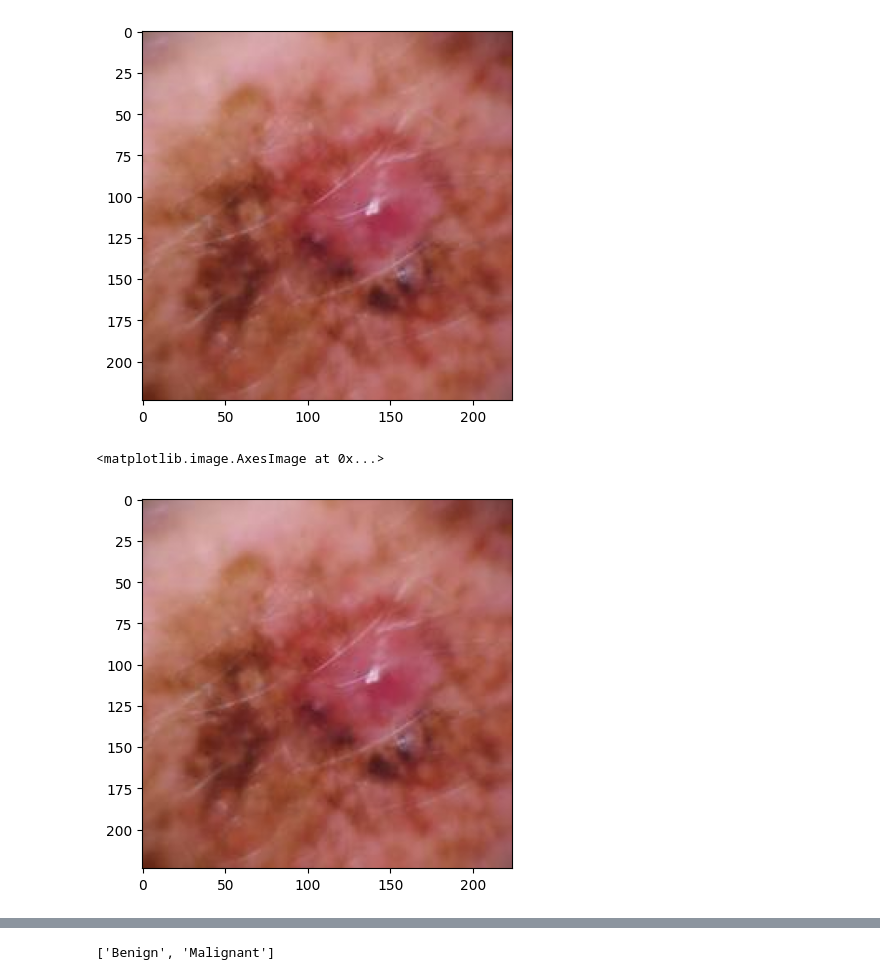
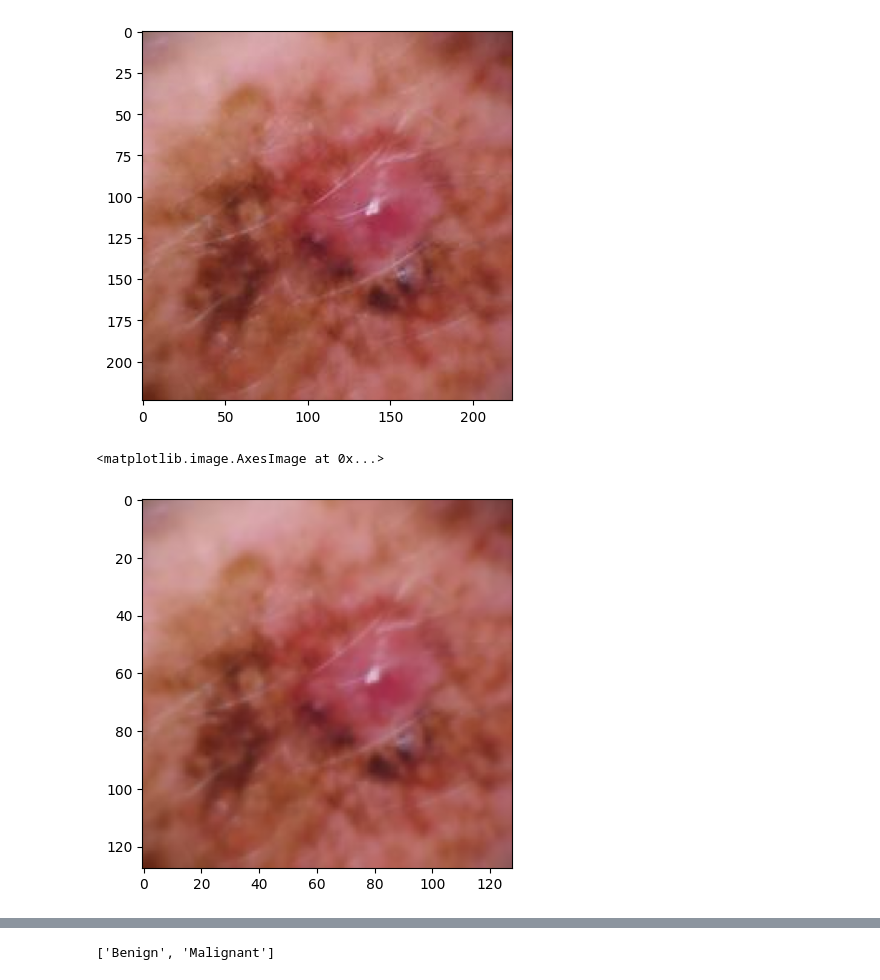
Before and after one commit to jenniferamhajduk/portfolio, a Jupyter notebook: Deep_learning_with_Pytorch_Course/Custom_Datasets.ipynb, the cells around one changed output, grey strips where cells are left out. Saved outputs shown, nothing was run; the diff lists cells and outputs as text; code cells hidden in the pictures.

```diff
--- a/Deep_learning_with_Pytorch_Course/Custom_Datasets.ipynb
+++ b/Deep_learning_with_Pytorch_Course/Custom_Datasets.ipynb
@@ -575,13 +514,13 @@ plt.imshow(custom_image.permute(1,2,0))
 <matplotlib.image.AxesImage at 0x...>
 [figure]
 # %%
-custom_image_transform = transforms.Compose([transforms.Resize(size=(224,224))
+custom_image_transform = transforms.Compose([transforms.Resize(size=(128,128))
 ])
 custom_image_transformed = custom_image_transform(custom_image)
 plt.imshow(custom_image_transformed.permute(1,2,0))
 # %% [output]
 <matplotlib.image.AxesImage at 0x...>
-[figure, old version]
+[figure, new version]
 # %%
 model.eval()
 with torch.inference_mode():
```
Also changed, not shown: parts of 21 cells of this notebook.
